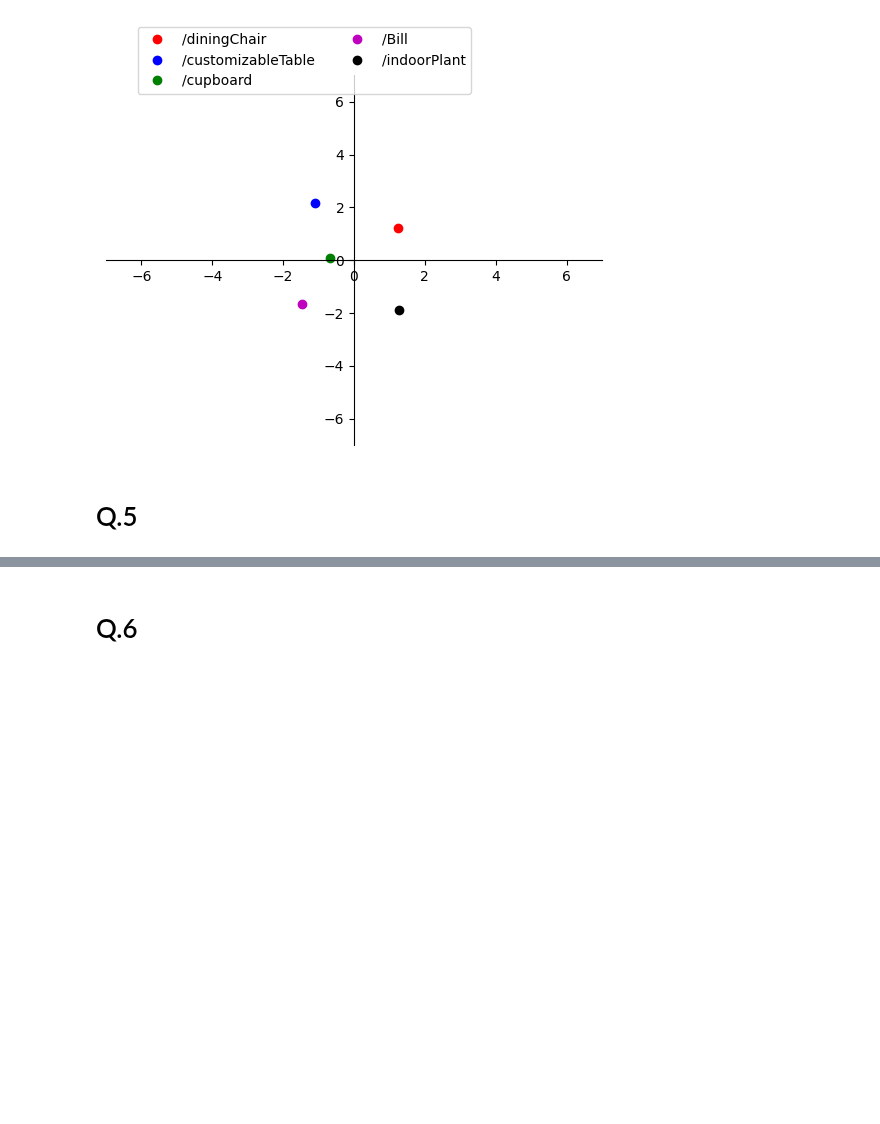
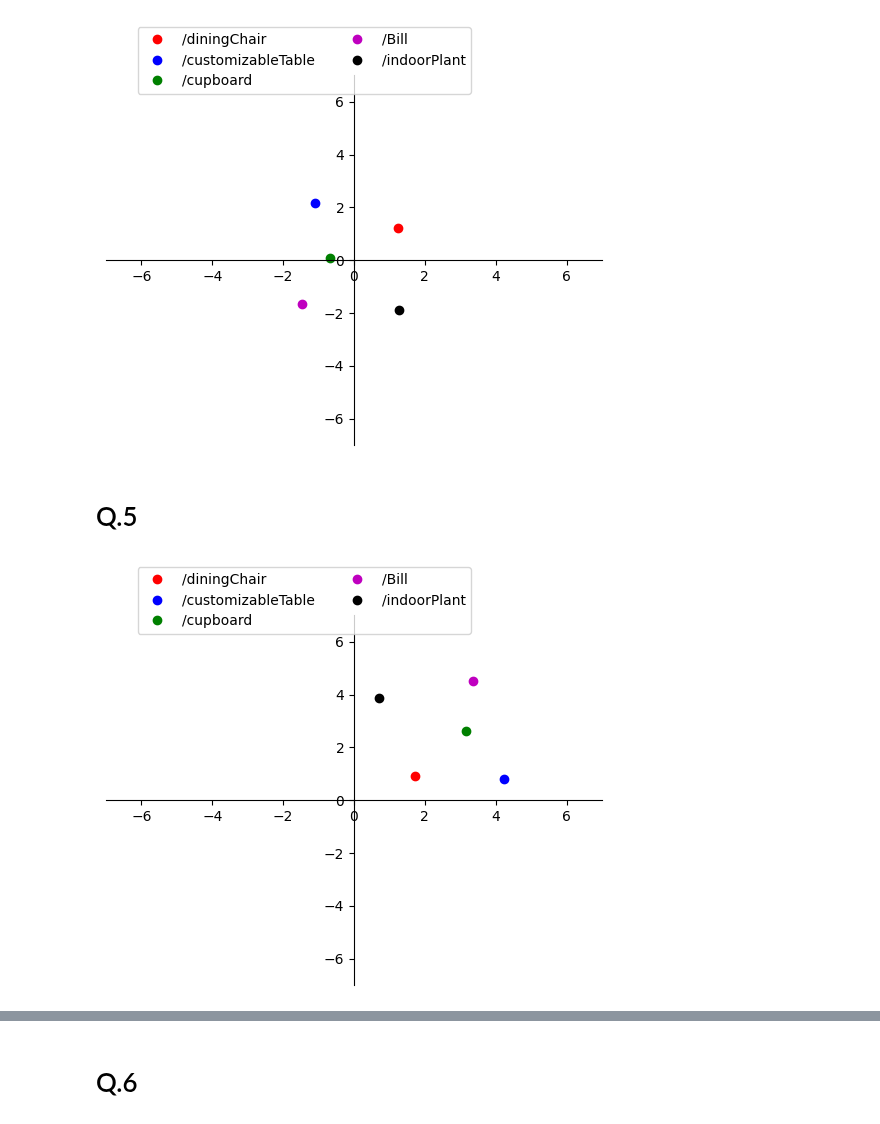
Before and after one commit to EnnesJp/robotica-movel-tp1, a Jupyter notebook: robotica-movel-tp1.ipynb, the cells around one changed output, grey strips where cells are left out. Drawn from its saved outputs; the diff is of its cells as text; code cells hidden in the pictures; blank space fills up the shorter version.

```diff
--- a/robotica-movel-tp1.ipynb
+++ b/robotica-movel-tp1.ipynb
@@ -300,3 +300,8 @@ sim.setObjectPosition(robot, [x, y, 0.13879307])
 sim.setObjectOrientation(robot, [.0, .0, theta])
 # %% [markdown]
 # Q.5
+# %%
+robotRef = calculateReferances('/ReferenceFrame', otherObjects)
+plot2DView([otherObject[1] for otherObject in robotRef], [otherObject[0] for otherObject in robotRef])
+# %% [output]
+[figure, added]
```
Also changed, not shown: parts of 8 cells of this notebook, 1 other file.
